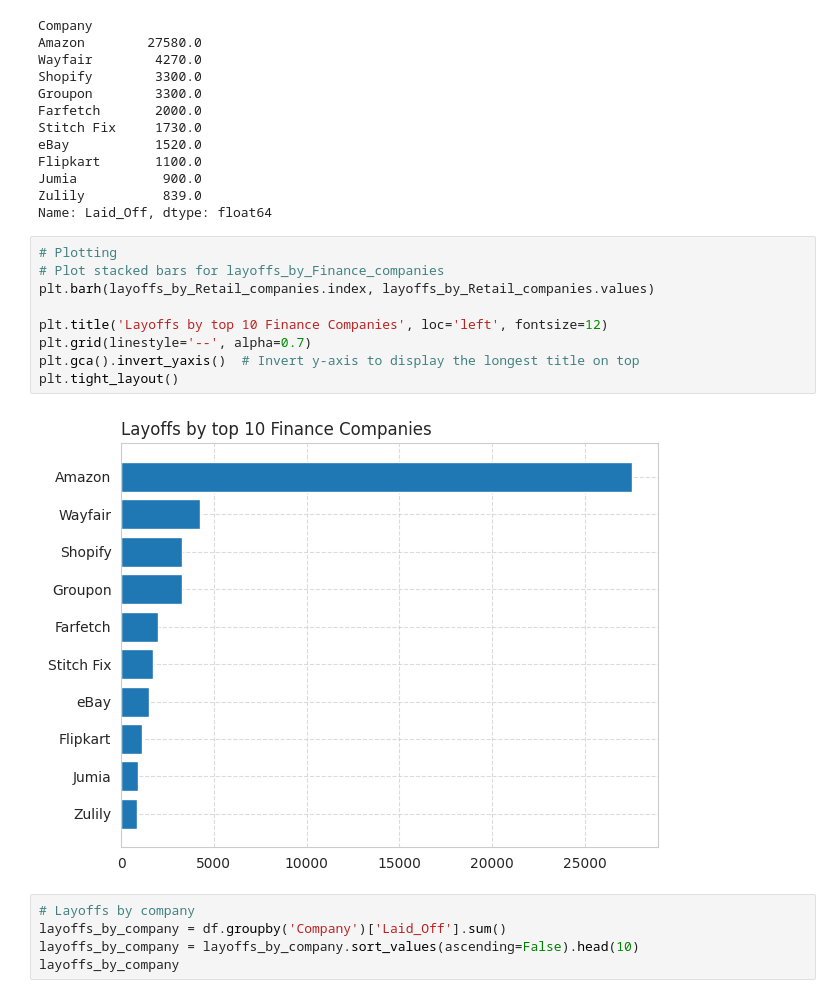
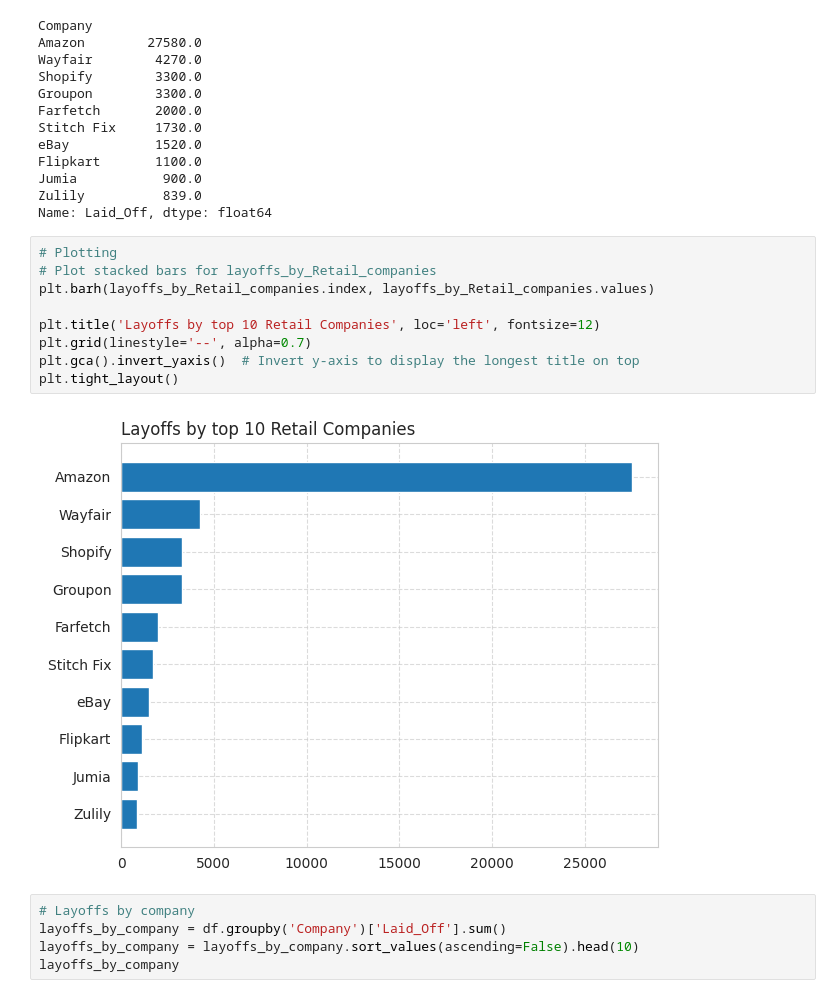
Before and after one commit to PatrickNAquino/Tech-Layoffs, a Jupyter notebook: Tech_Layoffs.ipynb, the cells around one changed output. Drawn from its saved outputs; the diff is of its cells as text.

```diff
--- a/Tech_Layoffs.ipynb
+++ b/Tech_Layoffs.ipynb
@@ -190,15 +195,15 @@ Zulily          839.0
 Name: Laid_Off, dtype: float64
 # %%
 # Plotting
-# Plot stacked bars for layoffs_by_Finance_companies
+# Plot stacked bars for layoffs_by_Retail_companies
 plt.barh(layoffs_by_Retail_companies.index, layoffs_by_Retail_companies.values)
 
-plt.title('Layoffs by top 10 Finance Companies', loc='left', fontsize=12)
+plt.title('Layoffs by top 10 Retail Companies', loc='left', fontsize=12)
 plt.grid(linestyle='--', alpha=0.7)
 plt.gca().invert_yaxis()  # Invert y-axis to display the longest title on top
 plt.tight_layout()
 # %% [output]
-[figure, old version]
+[figure, new version]
 # %%
 # Layoffs by company
 layoffs_by_company = df.groupby('Company')['Laid_Off'].sum()
```
Also changed, not shown: parts of 3 cells of this notebook.
